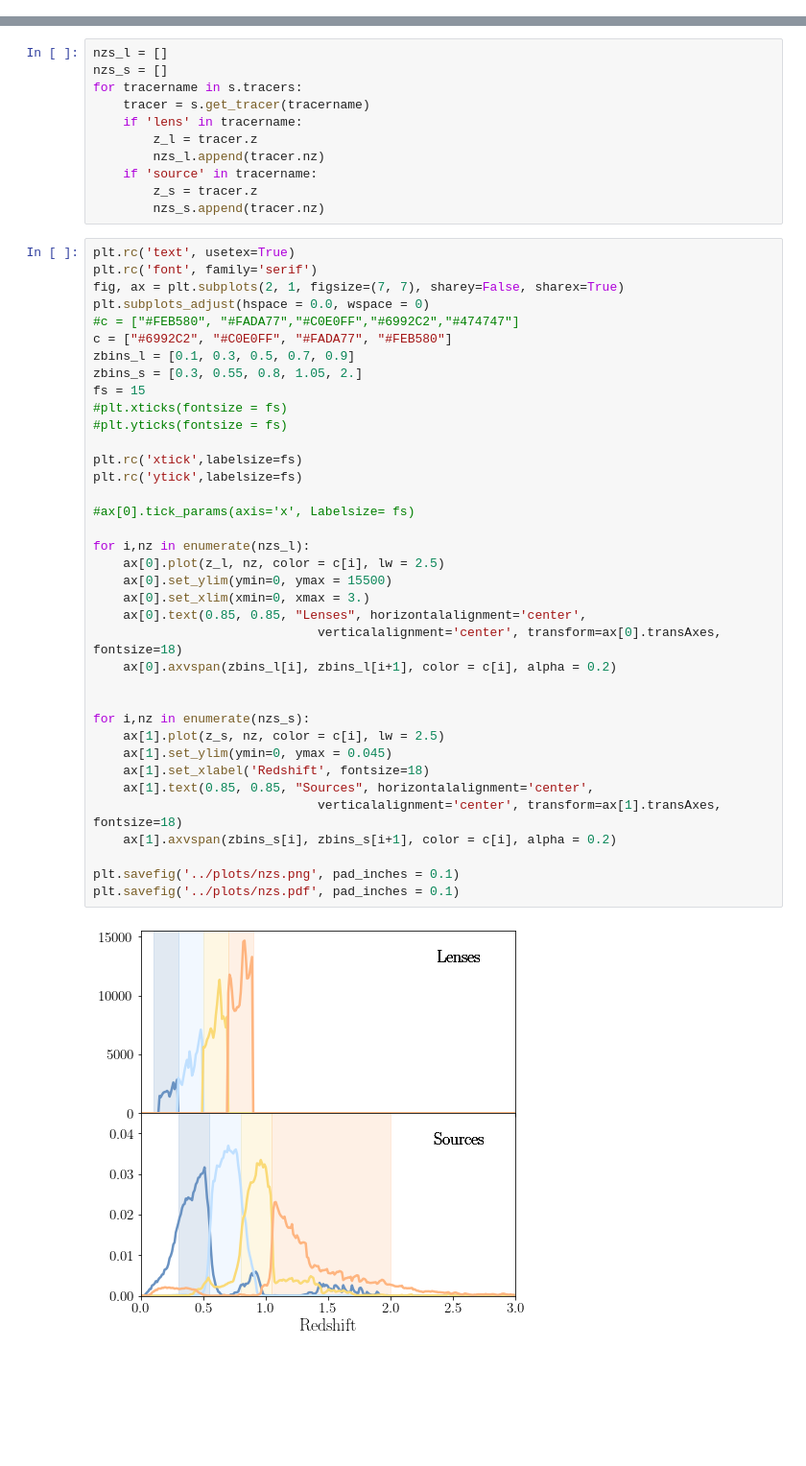
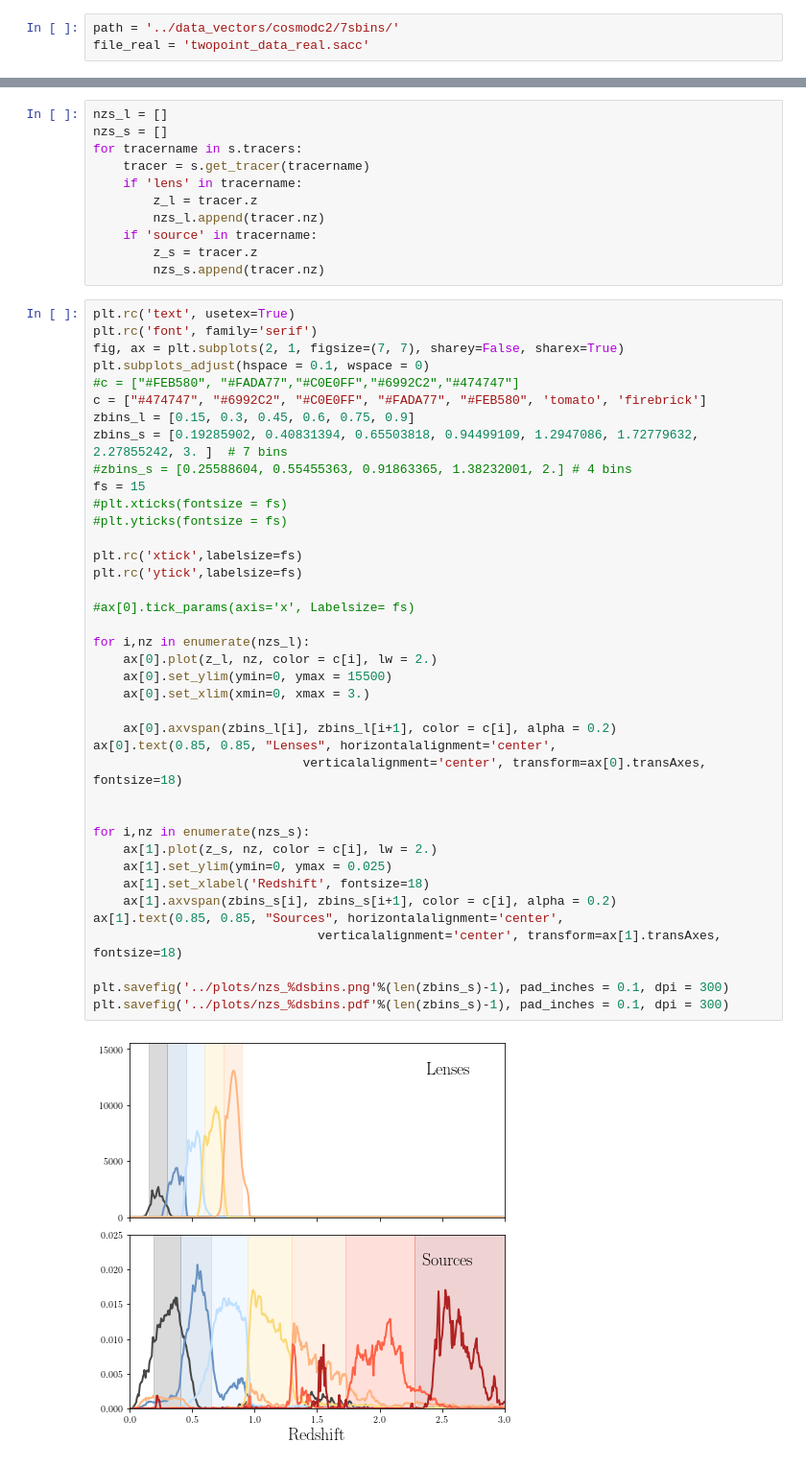
Before and after one commit to LSSTDESC/txpipe-cosmodc2, a Jupyter notebook: notebooks/plot_nzs.ipynb, the cells around one changed output, grey strips where cells are left out. Shown at 96% size. Cells and saved outputs as stored; diff of their text form; blank space fills up the shorter version.

Commit message:
Updating notebook plot nzs

```diff
--- a/notebooks/plot_nzs.ipynb
+++ b/notebooks/plot_nzs.ipynb
@@ -11,3 +5,6 @@ file_real = 'twopoint_data_real_noshapenoise_sourcecolorbinning.sacc'
+# %%
+path = '../data_vectors/cosmodc2/7sbins/'
+file_real = 'twopoint_data_real.sacc'
 # %%
 s = sacc.Sacc.load_fits(path + file_real)
 # %%
@@ -24,39 +21,41 @@ for tracername in s.tracers:
 # %%
 plt.rc('text', usetex=True)
 plt.rc('font', family='serif')
 fig, ax = plt.subplots(2, 1, figsize=(7, 7), sharey=False, sharex=True)
-plt.subplots_adjust(hspace = 0.0, wspace = 0)
+plt.subplots_adjust(hspace = 0.1, wspace = 0)
 #c = ["#FEB580", "#FADA77","#C0E0FF","#6992C2","#474747"]
-c = ["#6992C2", "#C0E0FF", "#FADA77", "#FEB580"]
-zbins_l = [0.1, 0.3, 0.5, 0.7, 0.9]
-zbins_s = [0.3, 0.55, 0.8, 1.05, 2.]
+c = ["#474747", "#6992C2", "#C0E0FF", "#FADA77", "#FEB580", 'tomato', 'firebrick']
+zbins_l = [0.15, 0.3, 0.45, 0.6, 0.75, 0.9]
+zbins_s = [0.19285902, 0.40831394, 0.65503818, 0.94499109, 1.2947086, 1.72779632, 2.27855242, 3. ]  # 7 bins
+#zbins_s = [0.25588604, 0.55455363, 0.91863365, 1.38232001, 2.] # 4 bins
 fs = 15
 #plt.xticks(fontsize = fs)
 #plt.yticks(fontsize = fs)
 
 plt.rc('xtick',labelsize=fs)
 plt.rc('ytick',labelsize=fs)
 
 #ax[0].tick_params(axis='x', Labelsize= fs)
 
 for i,nz in enumerate(nzs_l):
-    ax[0].plot(z_l, nz, color = c[i], lw = 2.5)
+    ax[0].plot(z_l, nz, color = c[i], lw = 2.)
     ax[0].set_ylim(ymin=0, ymax = 15500)
     ax[0].set_xlim(xmin=0, xmax = 3.)
-    ax[0].text(0.85, 0.85, "Lenses", horizontalalignment='center',
-                              verticalalignment='center', transform=ax[0].transAxes, fontsize=18)
+
     ax[0].axvspan(zbins_l[i], zbins_l[i+1], color = c[i], alpha = 0.2)
+ax[0].text(0.85, 0.85, "Lenses", horizontalalignment='center',
+                            verticalalignment='center', transform=ax[0].transAxes, fontsize=18)
 
 
 for i,nz in enumerate(nzs_s):
-    ax[1].plot(z_s, nz, color = c[i], lw = 2.5)
-    ax[1].set_ylim(ymin=0, ymax = 0.045)
+    ax[1].plot(z_s, nz, color = c[i], lw = 2.)
+    ax[1].set_ylim(ymin=0, ymax = 0.025)
     ax[1].set_xlabel('Redshift', fontsize=18)
-    ax[1].text(0.85, 0.85, "Sources", horizontalalignment='center',
+    ax[1].axvspan(zbins_s[i], zbins_s[i+1], color = c[i], alpha = 0.2)
+ax[1].text(0.85, 0.85, "Sources", horizontalalignment='center',
                               verticalalignment='center', transform=ax[1].transAxes, fontsize=18)
-    ax[1].axvspan(zbins_s[i], zbins_s[i+1], color = c[i], alpha = 0.2)
 
-plt.savefig('../plots/nzs.png', pad_inches = 0.1)
-plt.savefig('../plots/nzs.pdf', pad_inches = 0.1)
+plt.savefig('../plots/nzs_%dsbins.png'%(len(zbins_s)-1), pad_inches = 0.1, dpi = 300)
+plt.savefig('../plots/nzs_%dsbins.pdf'%(len(zbins_s)-1), pad_inches = 0.1, dpi = 300)
 # %% [output]
-[figure, old version]
+[figure, new version]
```
Also changed, not shown: parts of 9 cells of this notebook.
